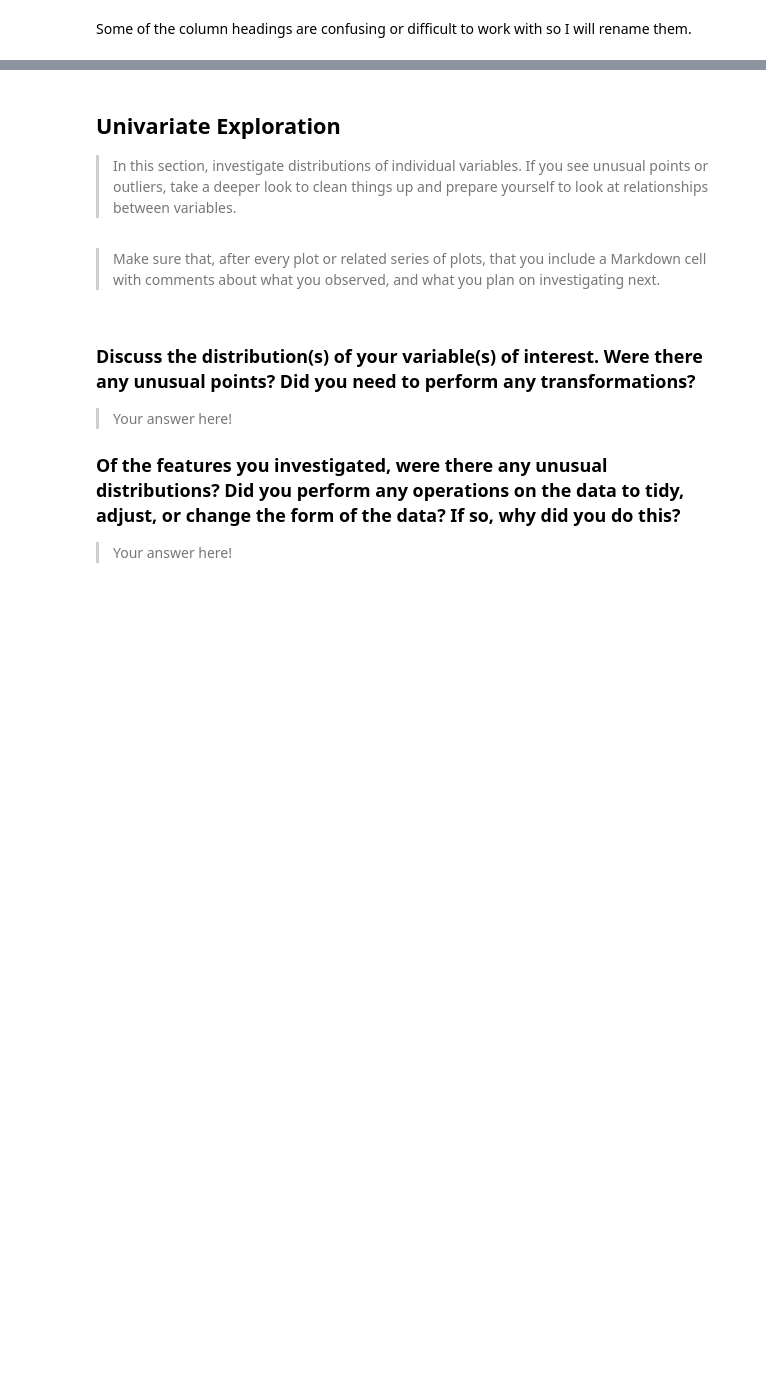
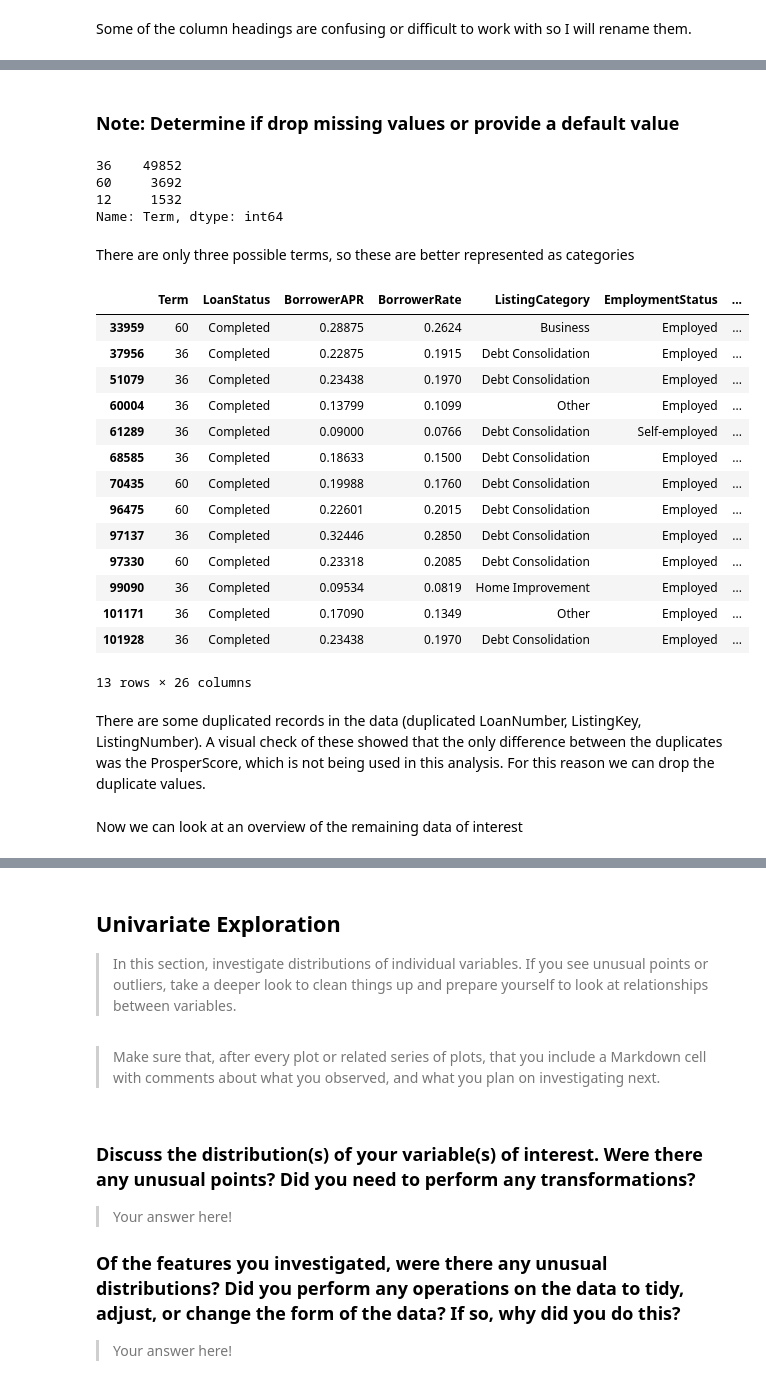
Before and after one commit to Jeffro80/DAND_Communicate_Findings, a Jupyter notebook: exploration-WORKING.ipynb, the cells around one changed output, grey strips where cells are left out. Cells and saved outputs as stored; diff of their text form; code cells hidden in the pictures; blank space fills up the shorter version.

Commit message:
refactor: Add data wrangling steps

```diff
--- a/exploration-WORKING.ipynb
+++ b/exploration-WORKING.ipynb
@@ -167,3 +107,47 @@ Name: ListingCategory, dtype: int64
 # %%
 # Convert ListingCategoy to categorical types
 loans['ListingCategory'] = loans['ListingCategory'].astype('category')
+# %%
+# Convert null EmploymentStatus to 'Not Available'
+loans['EmploymentStatus'] = loans['EmploymentStatus'].fillna('Not available')
+# %%
+# Convert EmploymentStatus to categorical type
+loans['EmploymentStatus'] = loans['EmploymentStatus'].astype('category')
+# %%
+# Convert LoanOriginationQuarter to categorical type
+loans['LoanOriginationQuarter'] = loans['LoanOriginationQuarter'].astype('category')
+# %% [markdown]
+### Note: Determine if drop missing values or provide a default value
+# %%
+loans.Term.value_counts()
+# %% [output]
+36    49852
+60     3692
+12     1532
+Name: Term, dtype: int64
+# %% [markdown]
+There are only three possible terms, so these are better represented as categories
+# %%
+# Convert Term to categorical type
+loans['Term'] = loans['Term'].astype('category')
+# %%
+dupes = loans[loans['LoanNumber'].duplicated() == True]
+dupes
+# %% [output]
+|  | Term | LoanStatus | BorrowerAPR | BorrowerRate | ListingCategory | EmploymentStatus | ... |
+| 33959 | 60 | Completed | 0.28875 | 0.2624 | Business | Employed | ... |
+| 37956 | 36 | Completed | 0.22875 | 0.1915 | Debt Consolidation | Employed | ... |
+| 51079 | 36 | Completed | 0.23438 | 0.1970 | Debt Consolidation | Employed | ... |
+| 60004 | 36 | Completed | 0.13799 | 0.1099 | Other | Employed | ... |
+| 61289 | 36 | Completed | 0.09000 | 0.0766 | Debt Consolidation | Self-employed | ... |
+| 68585 | 36 | Completed | 0.18633 | 0.1500 | Debt Consolidation | Employed | ... |
+| 70435 | 60 | Completed | 0.19988 | 0.1760 | Debt Consolidation | Employed | ... |
+| 96475 | 60 | Completed | 0.22601 | 0.2015 | Debt Consolidation | Employed | ... |
+| 97137 | 36 | Completed | 0.32446 | 0.2850 | Debt Consolidation | Employed | ... |
+| 97330 | 60 | Completed | 0.23318 | 0.2085 | Debt Consolidation | Employed | ... |
+| 99090 | 36 | Completed | 0.09534 | 0.0819 | Home Improvement | Employed | ... |
+| 101171 | 36 | Completed | 0.17090 | 0.1349 | Other | Employed | ... |
+| 101928 | 36 | Completed | 0.23438 | 0.1970 | Debt Consolidation | Employed | ... |
+13 rows × 26 columns
+# %% [markdown]
+There are some duplicated records in the data (duplicated LoanNumber, ListingKey, ListingNumber). A visual check of these showed that the only difference between the duplicates was the ProsperScore, which is not being used in this analysis. For this reason we can drop the duplicate values.
@@ -169,0 +157,2 @@ loans['ListingCategory'] = loans['ListingCategory'].astype('category')
+# %% [markdown]
+Now we can look at an overview of the remaining data of interest
```
Also changed, not shown: parts of 16 cells of this notebook.
